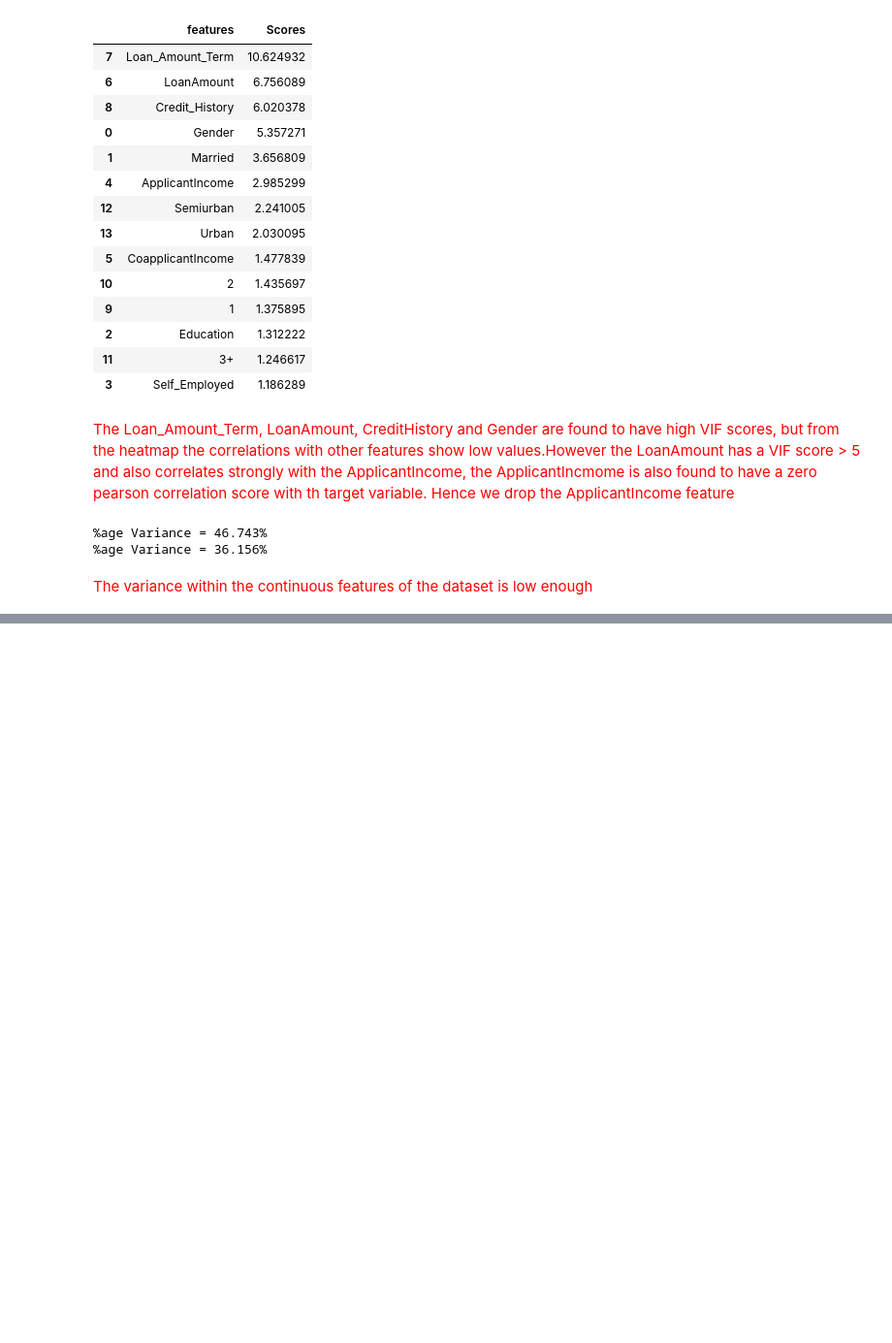
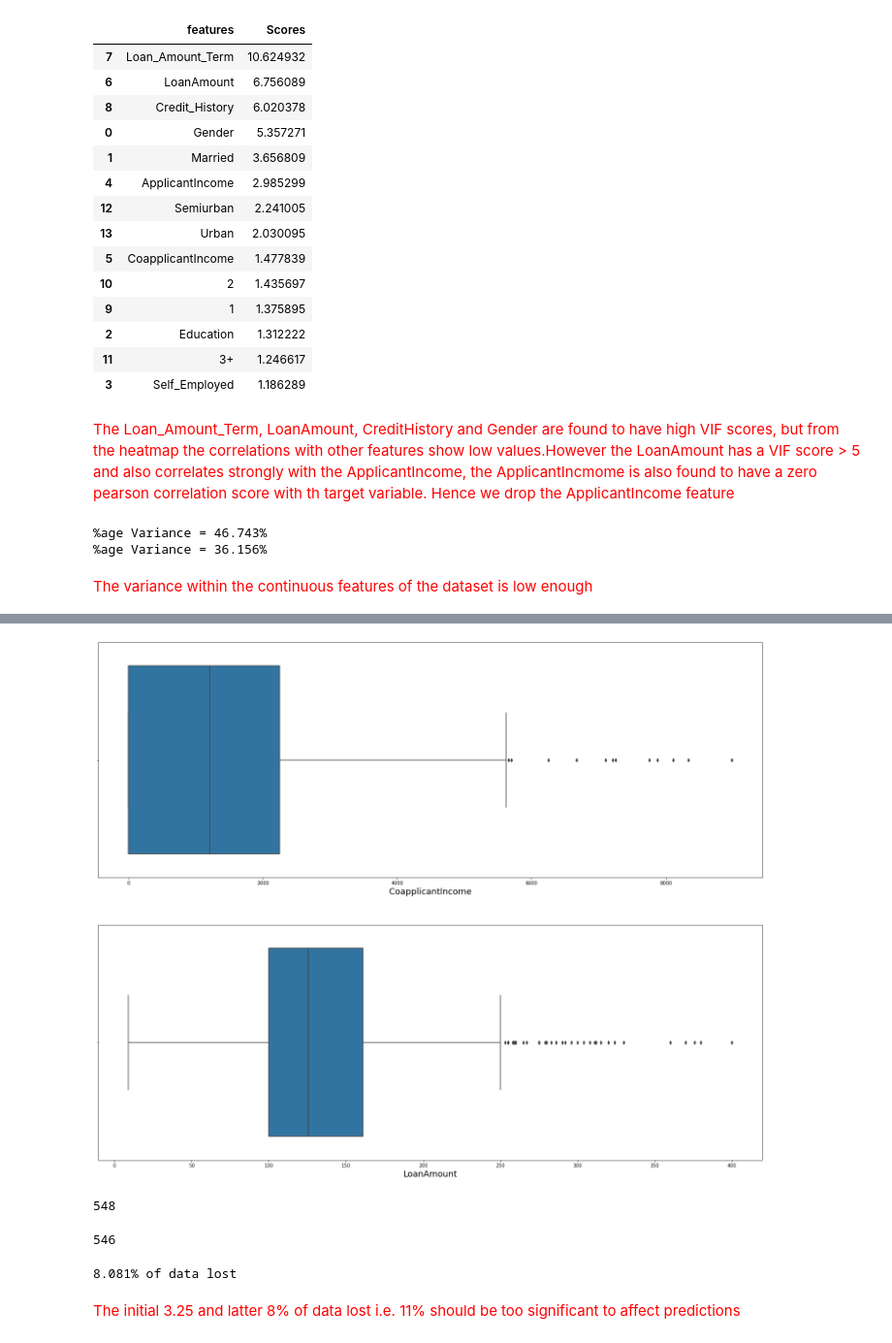
Before and after one commit to zobekenobe/DT-Evaluation-Project, a Jupyter notebook: Project 6.ipynb, the cells around one changed output, grey strips where cells are left out. Shown at 97% size. Saved outputs shown, nothing was run; the diff lists cells and outputs as text; code cells hidden in the pictures; blank space fills up the shorter version.

```diff
--- a/Project 6.ipynb
+++ b/Project 6.ipynb
@@ -332,0 +354,12 @@ The variance within the continuous features of the dataset is low enough
+# %%
+plt.figure(figsize = (25,20))
+plotnumber = 1
+
+for col in continuous_features:
+    plt.subplot(2,1,plotnumber)
+    sns.boxplot(temp[col], orient = 'h')
+    plt.xlabel(col, fontsize = 18)
+    plotnumber += 1
+plt.show()
+# %% [output]
+[figure, added]
@@ -332,0 +380,16 @@ The variance within the continuous features of the dataset is low enough
+# %%
+temp = x.drop(index = filtered_indices[0])
+temp.shape[0]
+# %% [output]
+548
+# %%
+temp = temp.drop(index = filtered_indices[1])
+temp.shape[0]
+# %% [output]
+546
+# %%
+print(f"{(1 - temp.shape[0]/len(x))*100:0.3f}% of data lost")
+# %% [output]
+8.081% of data lost
+# %% [markdown]
+<font color = red>The initial 3.25 and latter 8% of data lost i.e. 11% should be too significant to affect predictions</font>
```
Also changed, not shown: parts of 32 cells of this notebook.
